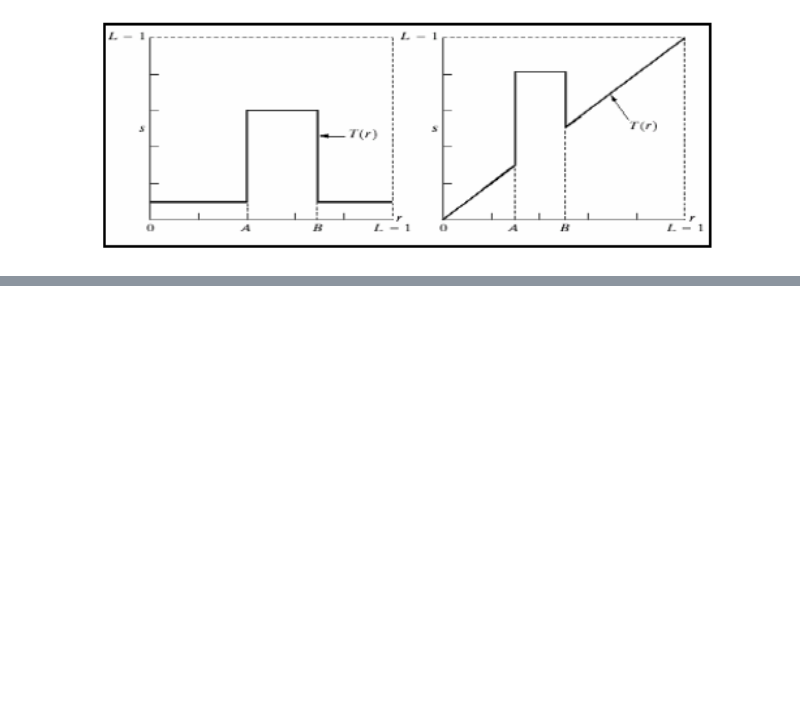
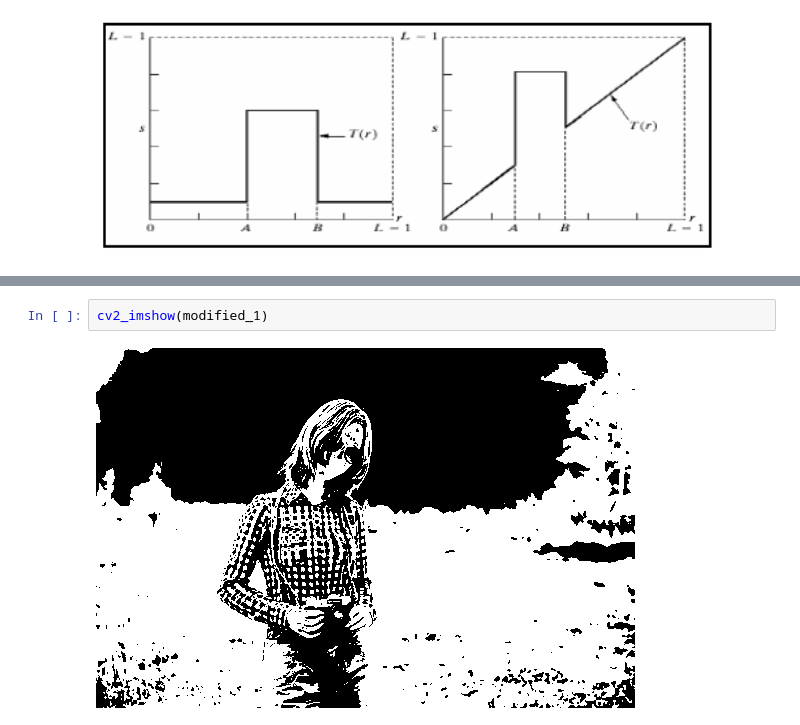
Before and after one commit to acg12/compvis_projects, a Jupyter notebook: Point-Based Processing/Assignment_Compvis_1_No_2.ipynb, the cells around one changed output, grey strips where cells are left out. Drawn from its saved outputs; the diff is of its cells as text; blank space fills up the shorter version.

```diff
--- a/Point-Based Processing/Assignment_Compvis_1_No_2.ipynb
+++ b/Point-Based Processing/Assignment_Compvis_1_No_2.ipynb
@@ -10,0 +68,4 @@ Nama: Oei Angela Christabel Gunawan
+# %%
+cv2_imshow(modified_1)
+# %% [output]
+[figure, added]
```
Also changed, not shown: parts of 10 cells of this notebook.
